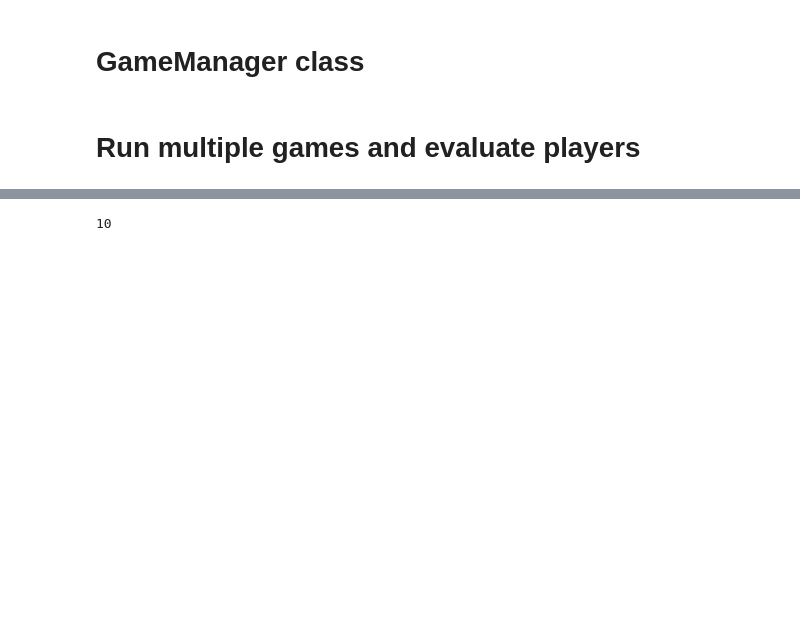
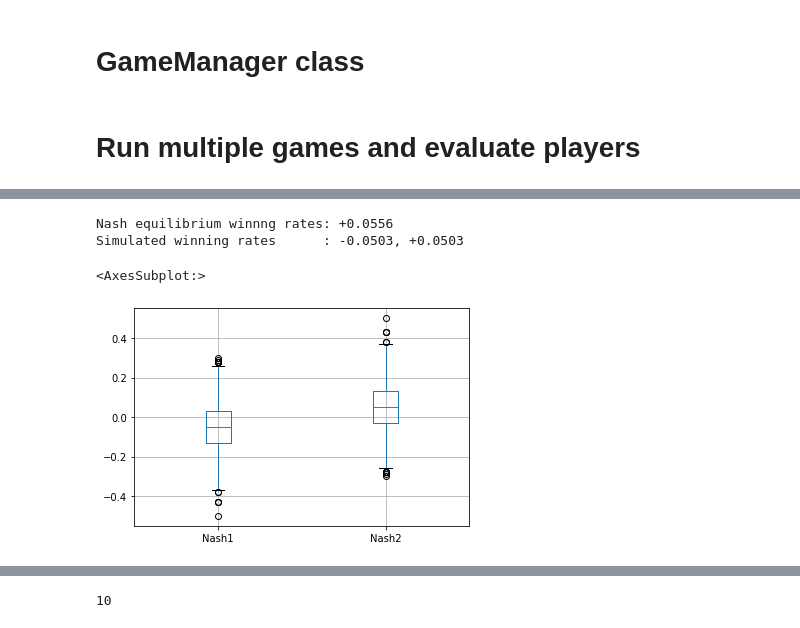
Before and after one commit to PhilippPede/PokerBots, a Jupyter notebook: Kuhn_2P_limited.ipynb, the cells around one changed output, grey strips where cells are left out. Saved outputs shown, nothing was run; the diff lists cells and outputs as text; code cells hidden in the pictures; blank space fills up the shorter version.

```diff
--- a/Kuhn_2P_limited.ipynb
+++ b/Kuhn_2P_limited.ipynb
@@ -716,3 +737,14 @@ df_avgWinStats.boxplot()
+# %%
+print("Nash equilibrium winnng rates: {:+.4f}".format(1/18))
+print("Simulated winning rates      : {:+.4f}, {:+.4f}".format(
+    df_avgWinStats["Nash1"].mean(), df_avgWinStats["Nash2"].mean()))
+
+df_avgWinStats.boxplot()
+# %% [output]
+Nash equilibrium winnng rates: +0.0556
+Simulated winning rates      : -0.0503, +0.0503
+<AxesSubplot:>
+[figure, added]
 # %%
 dict_colors = {
     "Random1": "red",
```
Also changed, not shown: parts of 9 cells of this notebook, 1 other file.
